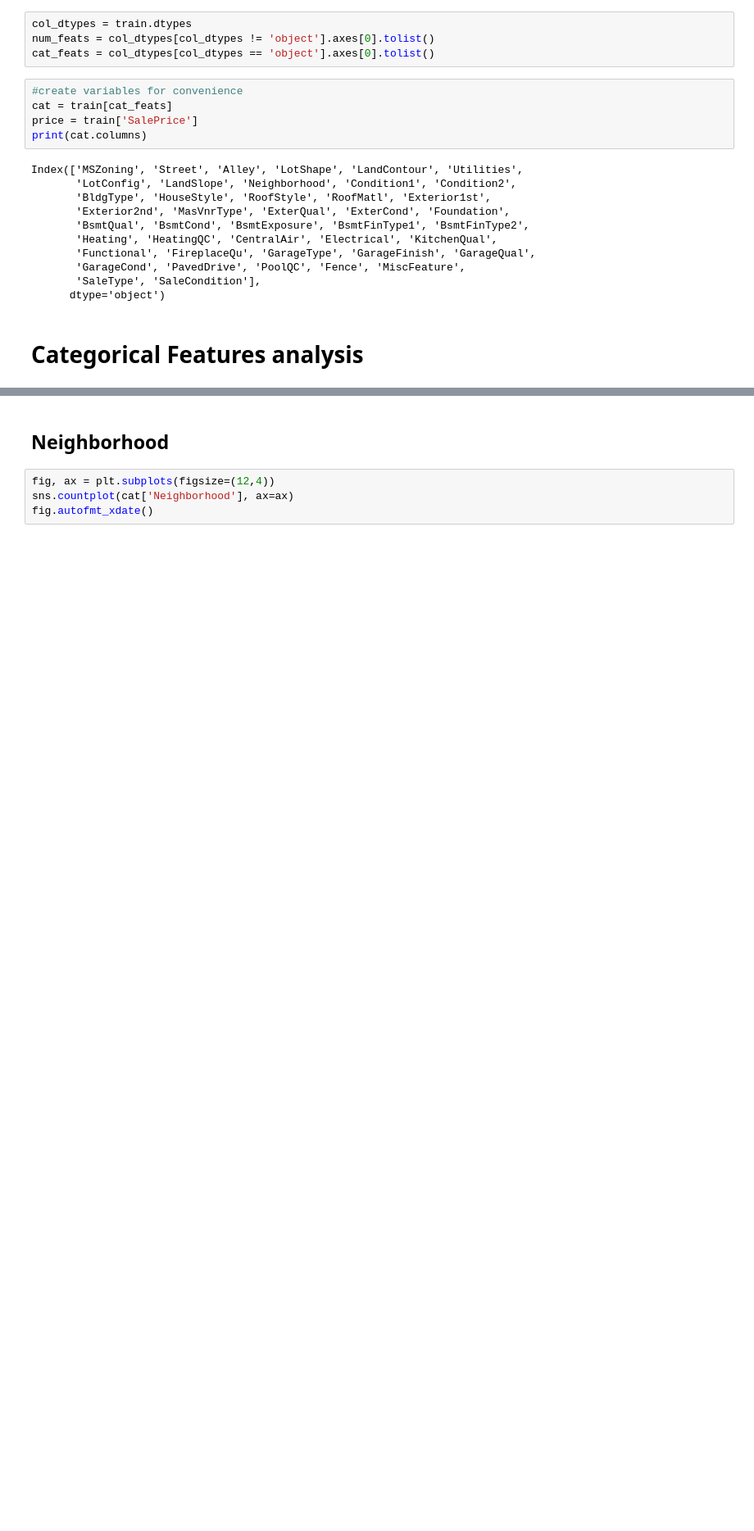
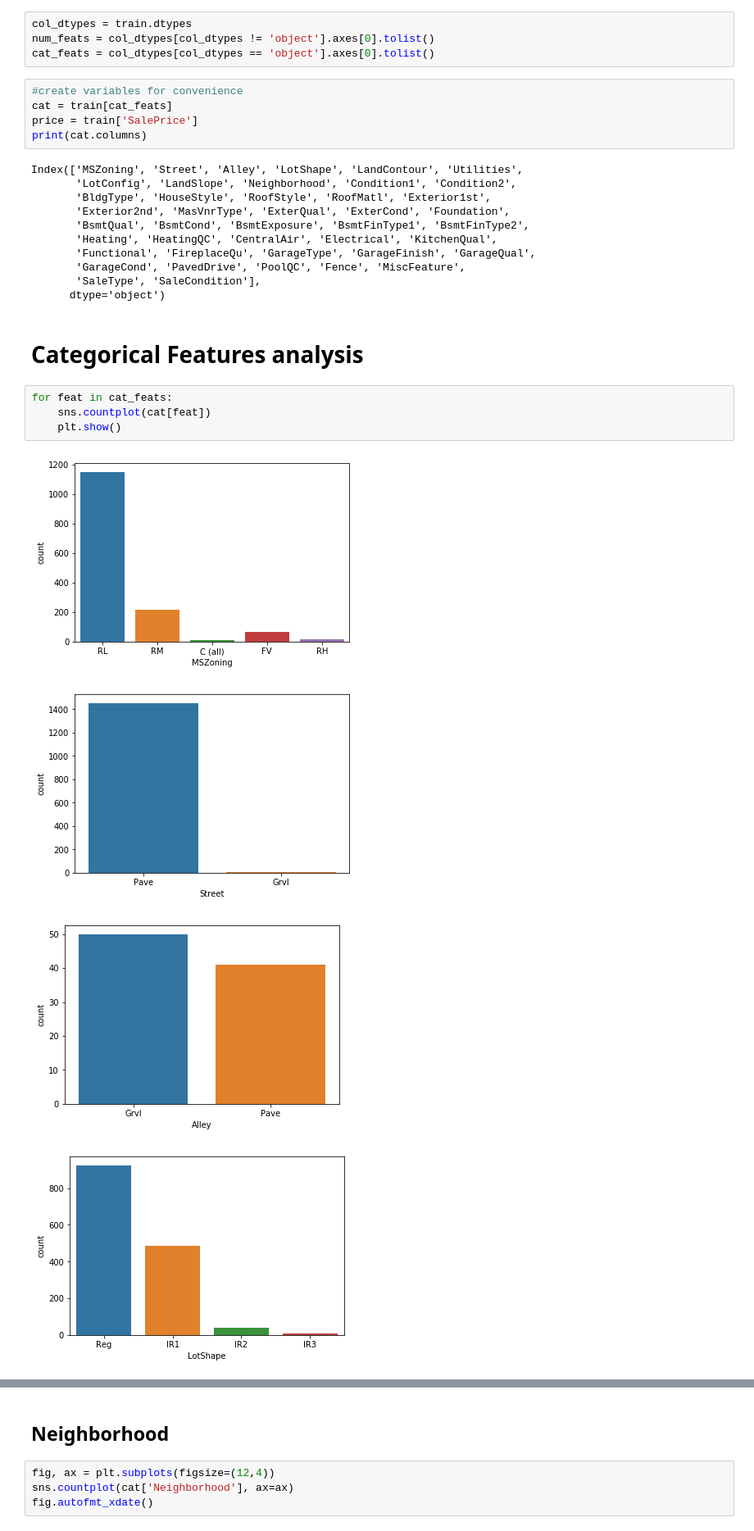
Before and after one commit to Kuba97/house-prices, a Jupyter notebook: notebooks/1.2.2 EDA - Statistical Analysis (categorical).ipynb, the cells around one changed output, grey strips where cells are left out. Shown: that part at 82% size. Saved outputs shown, nothing was run; the diff lists cells and outputs as text; blank space fills up the shorter version.

```diff
--- a/notebooks/1.2.2 EDA - Statistical Analysis (categorical).ipynb
+++ b/notebooks/1.2.2 EDA - Statistical Analysis (categorical).ipynb
@@ -32,3 +32,12 @@ Index(['MSZoning', 'Street', 'Alley', 'LotShape', 'LandContour', 'Utilities',
       dtype='object')
 # %% [markdown]
 # Categorical Features analysis
+# %%
+for feat in cat_feats:
+    sns.countplot(cat[feat])
+    plt.show()
+# %% [output]
+[figure, added]
+[figure, added]
+[figure, added]
+[figure, added]
```
Also changed, not shown: parts of 10 cells of this notebook, 12 other files.
